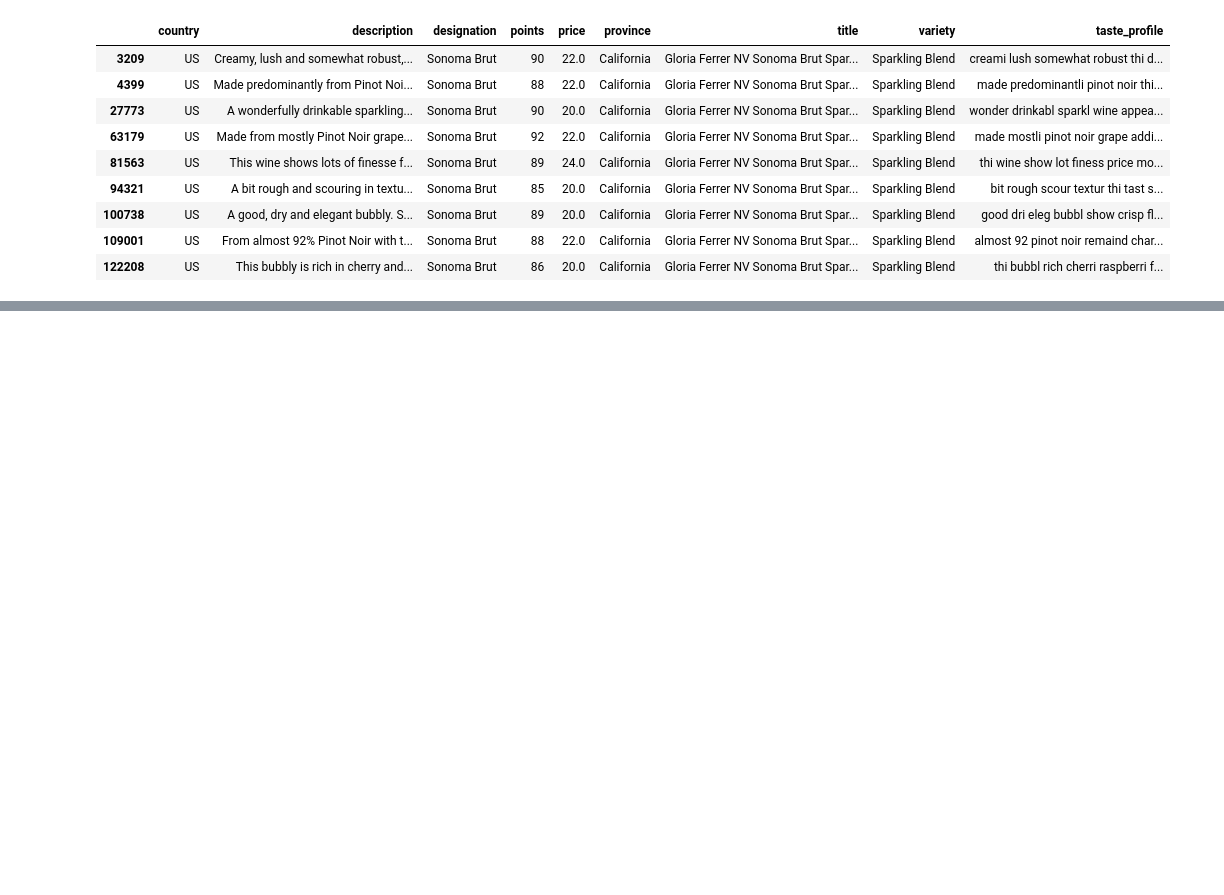
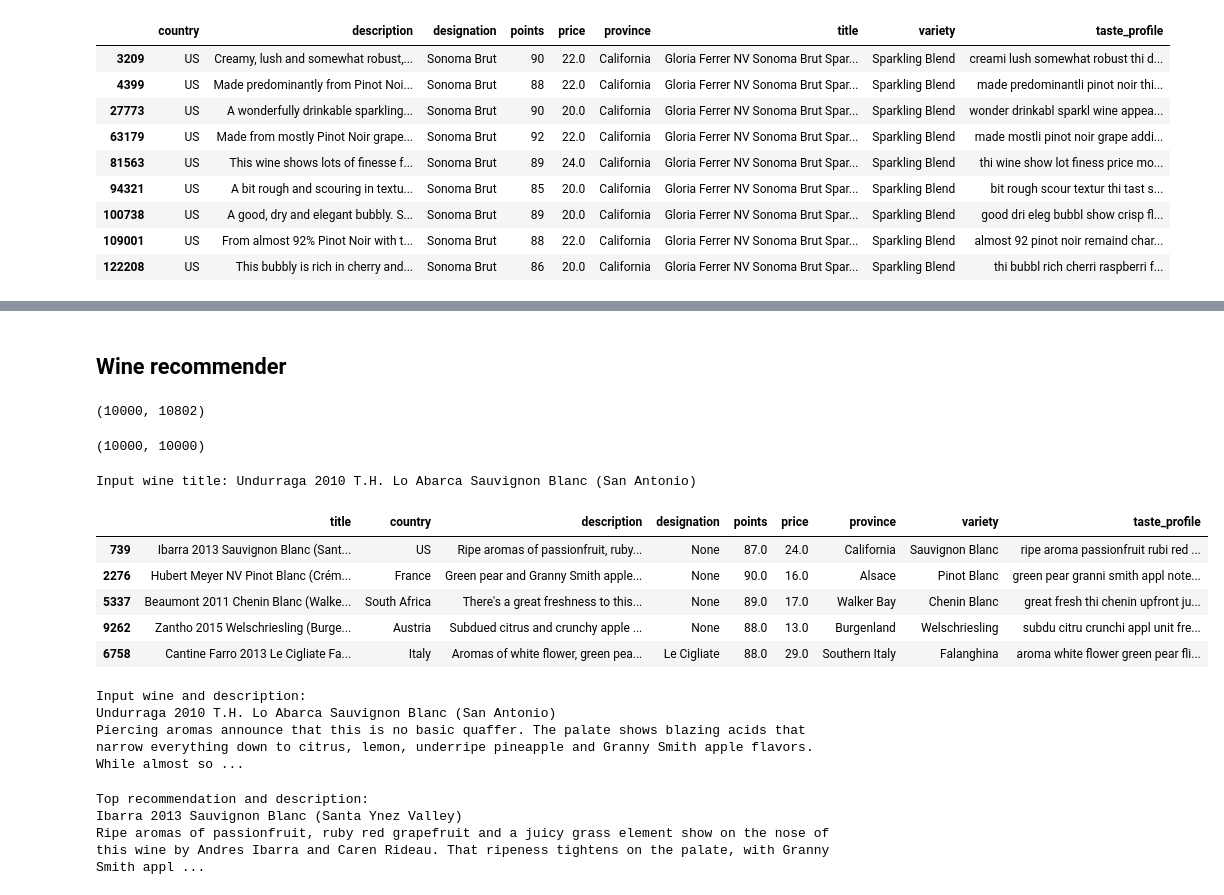
Before and after one commit to KalleHahl/data-science-group-project, a Jupyter notebook: data-cleaning/wine.ipynb, the cells around one changed output, grey strips where cells are left out. Cells and saved outputs as stored; diff of their text form; code cells hidden in the pictures; blank space fills up the shorter version.

Commit message:
First draft for wine recommender

```diff
--- a/data-cleaning/wine.ipynb
+++ b/data-cleaning/wine.ipynb
@@ -103,3 +103,69 @@ aggregated[aggregated['title'] == title_mode]
 # %% [output]
 |  | title | country | description | designation | points | price | province | variety | taste_profile |
 | 51652 | Gloria Ferrer NV Sonoma Brut Spar... | US | Creamy, lush and somewhat robust,... | Sonoma Brut | 88.555556 | 21.333333 | California | Sparkling Blend | creami lush somewhat robust thi d... |
+# %% [markdown]
+## Wine recommender
+# %%
+from sklearn.feature_extraction.text import TfidfVectorizer
+from sklearn.metrics.pairwise import linear_kernel
+
+vectorizer = TfidfVectorizer(
+    max_df=0.5,
+    min_df=5,
+    ngram_range=(1,2)
+)
+
+
+# use a random sample from the wine dataframe to limit the number of wines
+test_df = aggregated.sample(10000, random_state=23, ignore_index=True)
+
+tfidf_matrix = vectorizer.fit_transform(test_df['taste_profile'])
+tfidf_matrix.shape
+# %% [output]
+(10000, 10802)
+# %%
+cosine_sim = linear_kernel(tfidf_matrix, tfidf_matrix)
+cosine_sim.shape
+# %% [output]
+(10000, 10000)
+# %%
+index = pd.Series(test_df.index, index=test_df['title']).drop_duplicates()
+# %%
+def recommend_wine(title, cosine_sim=cosine_sim):
+    idx = index[title]
+    sim_scores = list(enumerate(cosine_sim[idx]))
+    sim_scores = sorted(sim_scores, key=lambda x: x[1], reverse=True)
+    sim_scores = sim_scores[1:6]
+    position = [i[0] for i in sim_scores]
+    return test_df.iloc[position]
+
+
+test_title = test_df.iloc[0, 0]
+print(f'Input wine title: {test_title}')
+
+recommendations = recommend_wine(test_title)
+recommendations
+# %% [output]
+Input wine title: Undurraga 2010 T.H. Lo Abarca Sauvignon Blanc (San Antonio)
+|  | title | country | description | designation | points | price | province | variety | taste_profile |
+| 739 | Ibarra 2013 Sauvignon Blanc (Sant... | US | Ripe aromas of passionfruit, ruby... | None | 87.0 | 24.0 | California | Sauvignon Blanc | ripe aroma passionfruit rubi red ... |
+| 2276 | Hubert Meyer NV Pinot Blanc (Crém... | France | Green pear and Granny Smith apple... | None | 90.0 | 16.0 | Alsace | Pinot Blanc | green pear granni smith appl note... |
+| 5337 | Beaumont 2011 Chenin Blanc (Walke... | South Africa | There's a great freshness to this... | None | 89.0 | 17.0 | Walker Bay | Chenin Blanc | great fresh thi chenin upfront ju... |
+| 9262 | Zantho 2015 Welschriesling (Burge... | Austria | Subdued citrus and crunchy apple ... | None | 88.0 | 13.0 | Burgenland | Welschriesling | subdu citru crunchi appl unit fre... |
+| 6758 | Cantine Farro 2013 Le Cigliate Fa... | Italy | Aromas of white flower, green pea... | Le Cigliate | 88.0 | 29.0 | Southern Italy | Falanghina | aroma white flower green pear fli... |
+# %%
+print('Input wine and description:')
+print(test_title)
+print(test_df[test_df['title'] == test_title].iloc[0,2])
+# %% [output]
+Input wine and description:
+Undurraga 2010 T.H. Lo Abarca Sauvignon Blanc (San Antonio)
+Piercing aromas announce that this is no basic quaffer. The palate shows blazing acids that narrow everything down to citrus, lemon, underripe pineapple and Granny Smith apple flavors. While almost so ...
+# %%
+print('Top recommendation and description:')
+print(recommendations.iloc[0,0])
+print(recommendations.iloc[0,2])
+# %% [output]
+Top recommendation and description:
+Ibarra 2013 Sauvignon Blanc (Santa Ynez Valley)
+Ripe aromas of passionfruit, ruby red grapefruit and a juicy grass element show on the nose of this wine by Andres Ibarra and Caren Rideau. That ripeness tightens on the palate, with Granny Smith appl ...
```
